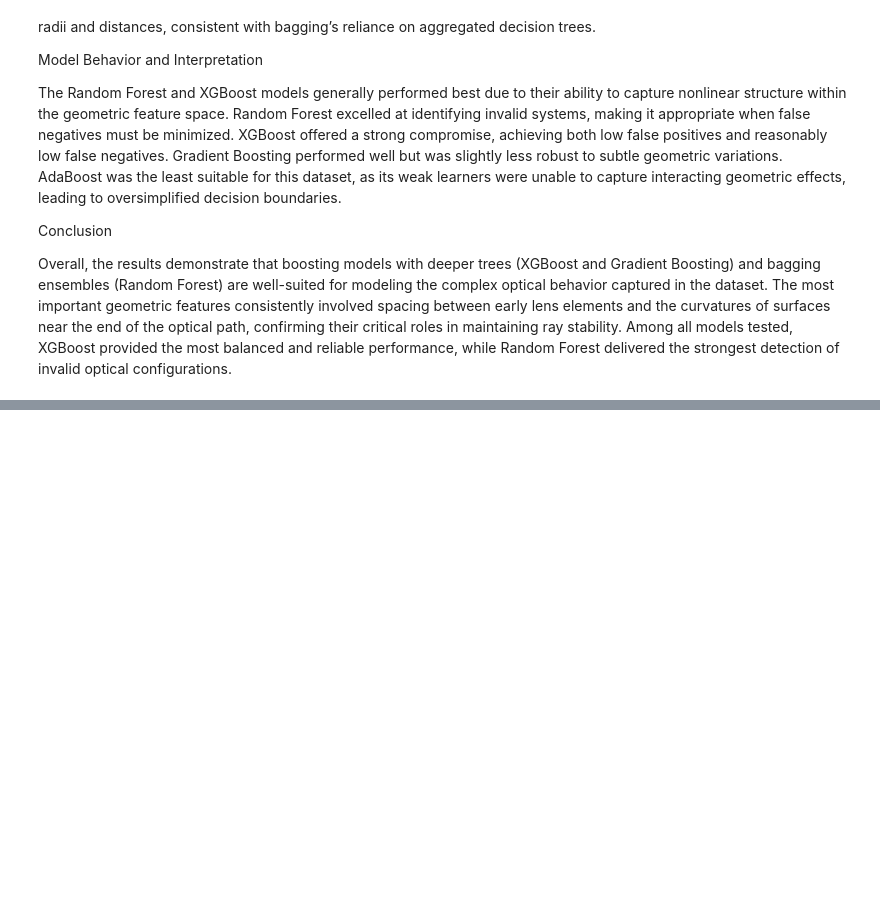
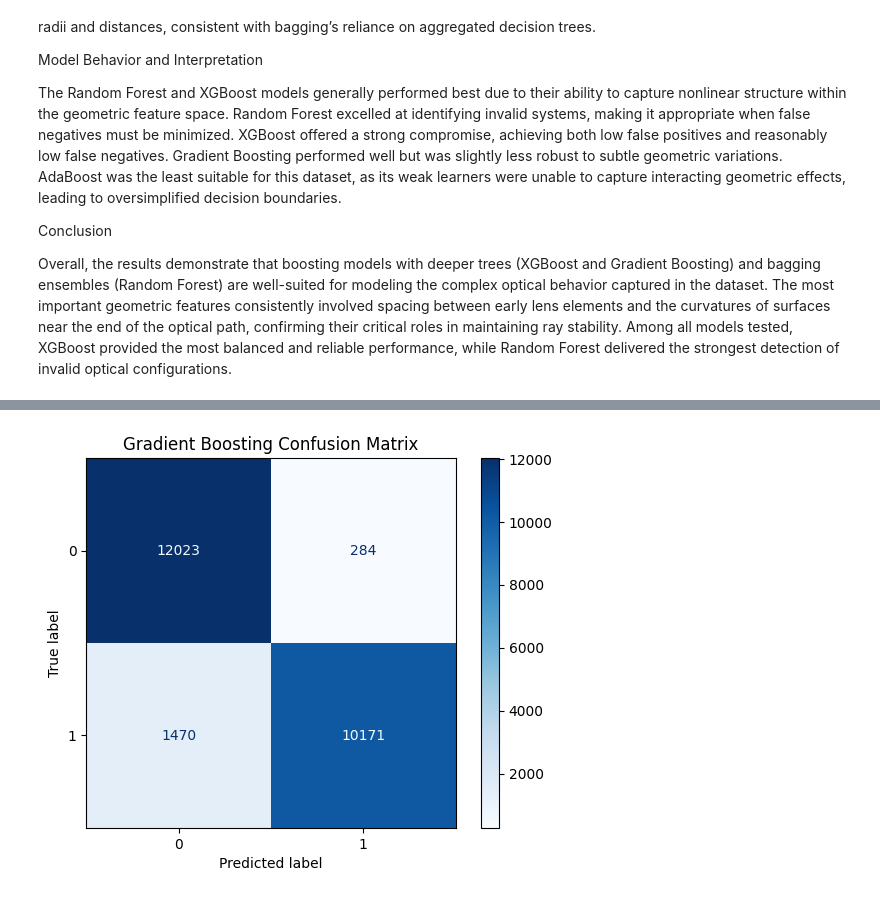
Before and after one commit to ciaranwkavanagh/IML-Assignment, a Jupyter notebook: Project-Preprocessing and Visualising Data.ipynb, the cells around one changed output, grey strips where cells are left out. Drawn from its saved outputs; the diff is of its cells as text; code cells hidden in the pictures; blank space fills up the shorter version.

```diff
--- a/Project-Preprocessing and Visualising Data.ipynb
+++ b/Project-Preprocessing and Visualising Data.ipynb
@@ -728,0 +730,13 @@ Overall, the results demonstrate that boosting models with deeper trees (XGBoost
+# %%
+y_pred = gb.predict(X_test)
+
+ConfusionMatrixDisplay.from_predictions(
+    y_test, y_pred,
+    display_labels=[0, 1],
+    cmap="Blues",
+    values_format="d"
+)
+plt.title("Gradient Boosting Confusion Matrix")
+plt.show()
+# %% [output]
+[figure, added]
```
Also changed, not shown: parts of 5 cells of this notebook.
